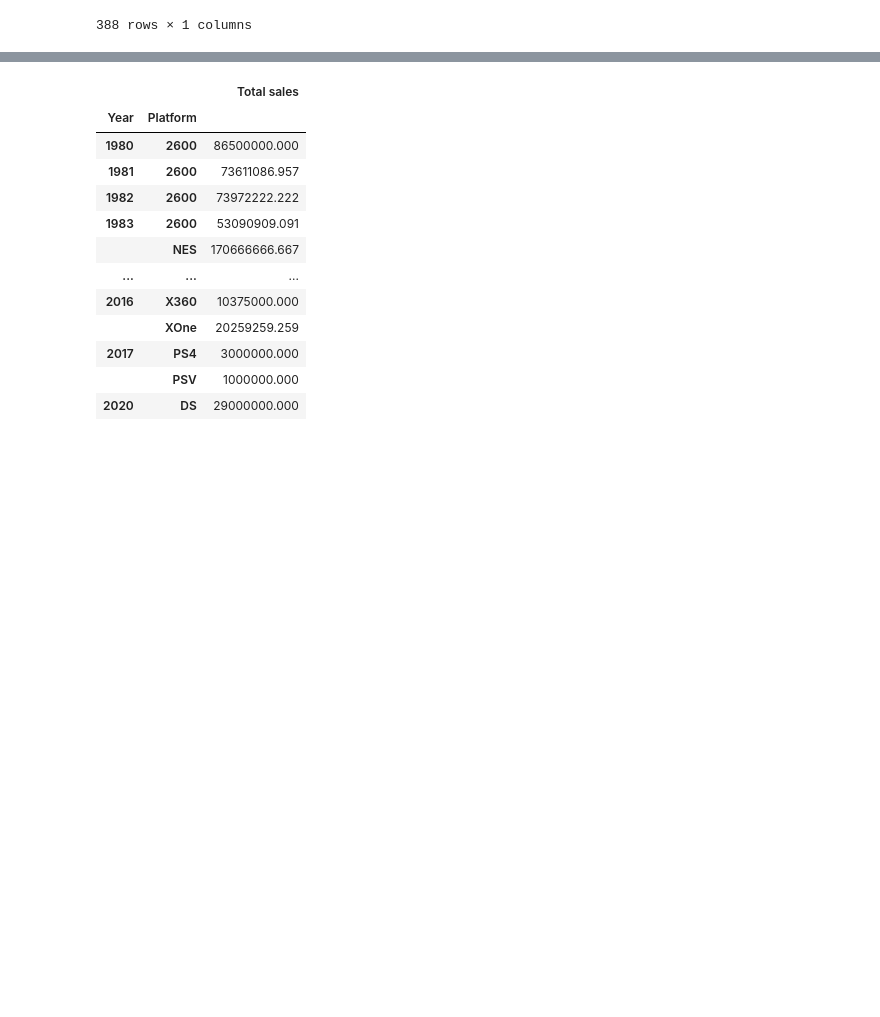
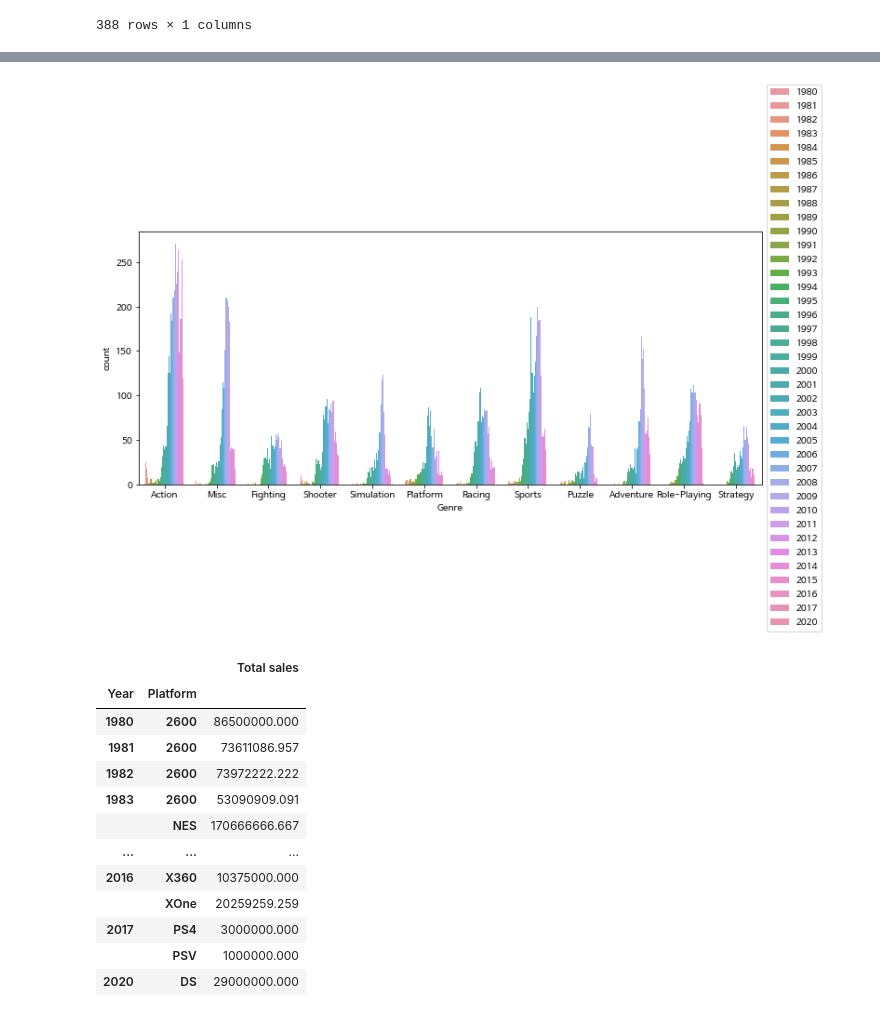
Before and after one commit to severancej/colorful_project, a Jupyter notebook: AI_14_장지은_Section1.ipynb, the cells around one changed output, grey strips where cells are left out. Cells and saved outputs as stored; diff of their text form; code cells hidden in the pictures; blank space fills up the shorter version.

```diff
--- a/AI_14_장지은_Section1.ipynb
+++ b/AI_14_장지은_Section1.ipynb
@@ -562,3 +606,10 @@ df3
+# %%
+plt.figure(figsize=(12,5))
+sns.countplot(data=df2, x='Genre', hue='Year')
+plt.legend(loc='center left', bbox_to_anchor=(1, 0.5))
+plt.show()
+# %% [output]
+[figure, added]
 # %%
 #시간이 흐르는 순으로 Platform의 이용량 순위 분석
 #df4로 연도에 따라 Platform 이용량변화를 알수있음
```
Also changed, not shown: parts of 17 cells of this notebook.
